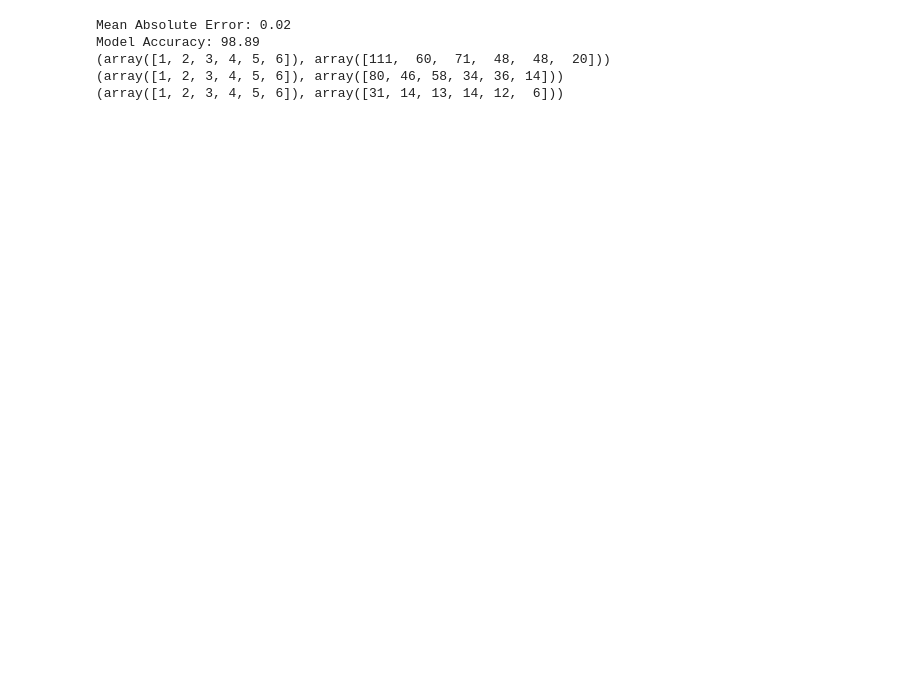
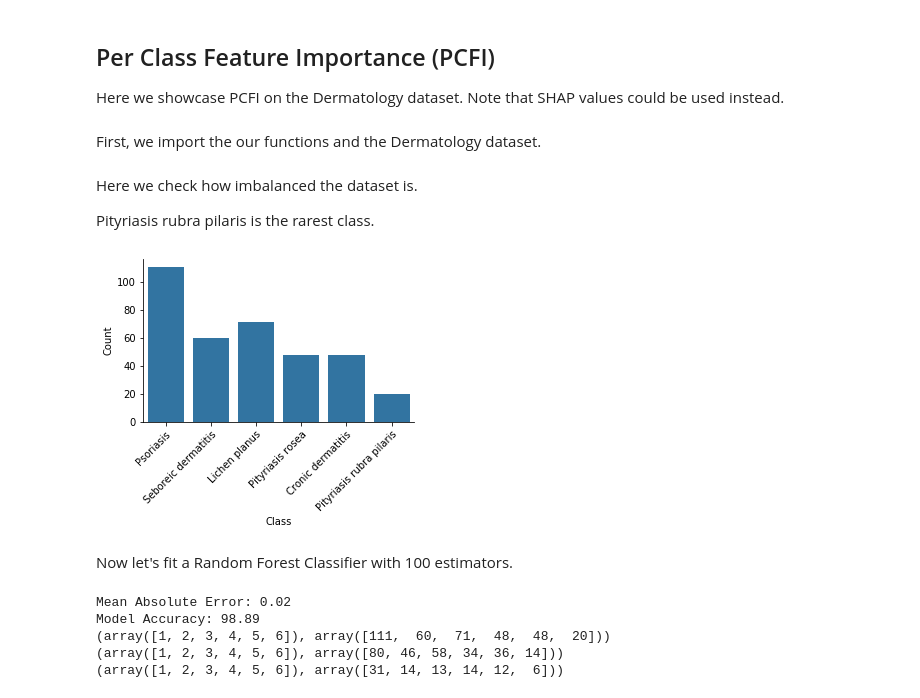
Before and after one commit to GiulioPr/Pcfi, a Jupyter notebook: 1_code/Dermatology_dataset.ipynb, the cells around one changed output. Drawn from its saved outputs; the diff is of its cells as text; code cells hidden in the pictures; blank space fills up the shorter version.

```diff
--- a/1_code/Dermatology_dataset.ipynb
+++ b/1_code/Dermatology_dataset.ipynb
@@ -12 +1,7 @@ from matplotlib import pyplot as plt
+# %% [markdown]
+## Per Class Feature Importance (PCFI)
+
+Here we showcase PCFI on the Dermatology dataset. Note that SHAP values could be used instead.
+# %% [markdown]
+First, we import the our functions and the Dermatology dataset.
 # %%
@@ -42,5 +36,23 @@ skip_rows = data.Age == '?'
 data = data[~skip_rows]
 data.Age = np.array(data.Age, dtype=int)
+# %% [markdown]
+Here we check how imbalanced the dataset is.
+
+Pityriasis rubra pilaris is the rarest class.
+# %%
+###Class count plot
+fig, ax = plt.subplots(figsize=(3.24*1.5, 2*1.5))
+sns.countplot(data.loc[:,col_names[-1]].values, color=sns.color_palette()[0], ax=ax, orient='h')
+ax.set_ylabel('Count')
+ax.set_xlabel('Class')
+ax.set_xticklabels(class_names, rotation=45, ha='right', rotation_mode='anchor')
+sns.despine(fig=fig)
+#fig.savefig(fig_path+'/class_counts.pdf', bbox_inches='tight')
+plt.show()
+# %% [output]
+[figure, added]
+# %% [markdown]
+Now let's fit a Random Forest Classifier with 100 estimators.
 # %%
 X = np.array(data.loc[:,col_names[:-1]])
 y = np.array(data.loc[:,col_names[-1]])
```
Also changed, not shown: parts of 29 cells of this notebook, 22 other files.
